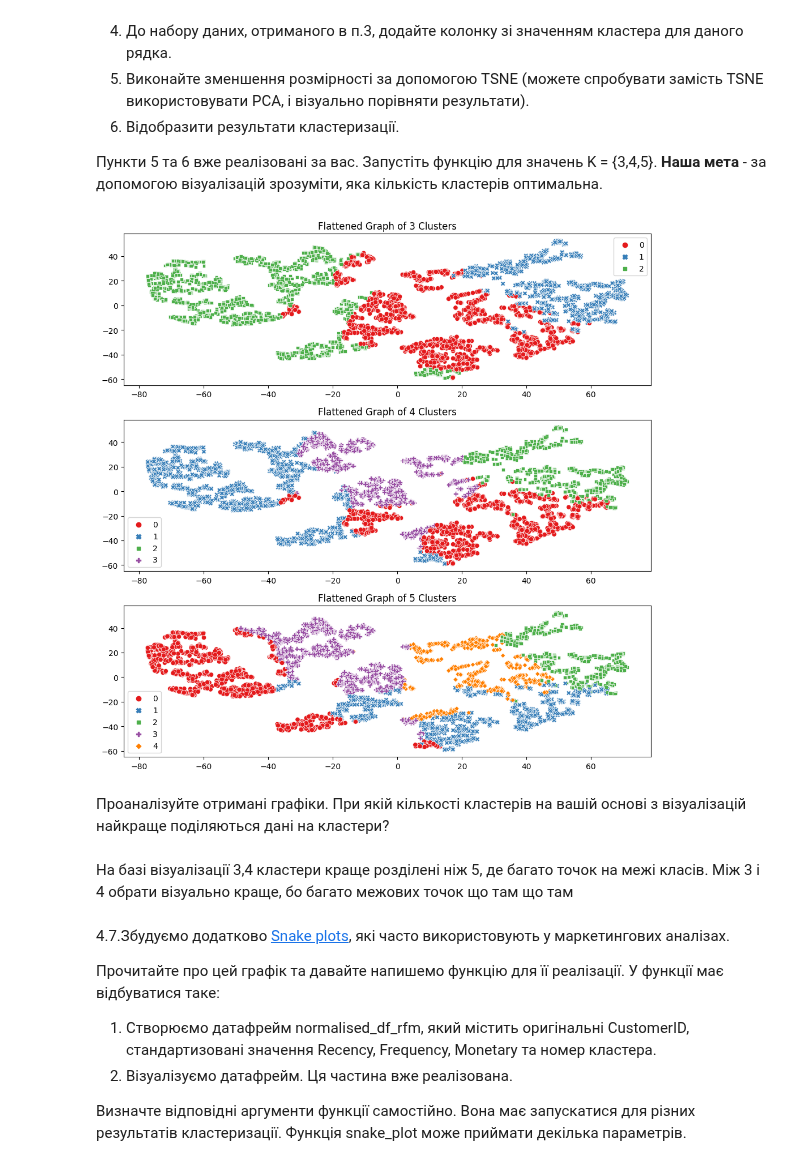
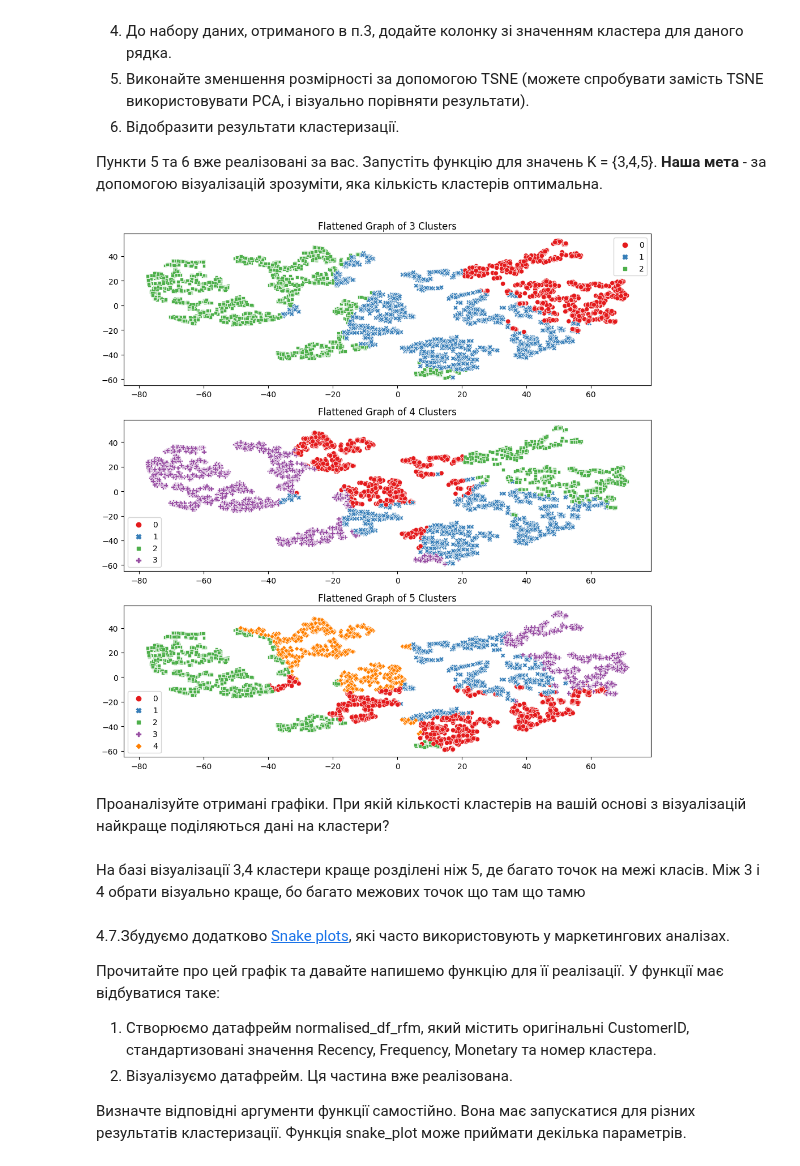
Before and after one commit to dmytrovelychko/rd_ds_python, a Jupyter notebook: hw_6.ipynb, the cells around one changed output. Cells and saved outputs as stored; diff of their text form; code cells hidden in the pictures.

```diff
--- a/hw_6.ipynb
+++ b/hw_6.ipynb
@@ -510,8 +510,8 @@ RFM_winsorized_df.head()
 4.4. Стандартизуйте наші RFM змінні так, щоб середнє було 0, а стандартне відхилення дорівнювало 1. Тут не треба ділити на трейн і тест, можемо працювати разом з повним набором даних.
 # %%
 scaler = StandardScaler()
-RFM_scaled_df = scaler.fit_transform(RFM_winsorized_df[["RecencyLog", "FrequencyLog", "MonetaryLog"]])
-RFM_scaled_df[:,0].std()
+RFM_scaled = scaler.fit_transform(RFM_winsorized_df[["RecencyLog", "FrequencyLog", "MonetaryLog"]])
+RFM_scaled[:,0].std()
 # %% [output]
 1.0
 # %%
@@ -529,7 +529,7 @@ K = range(1,10)
 sum_of_squared_distances = []
 
 for k in K:
-    model = KMeans(n_clusters=k).fit(RFM_scaled_df)
+    model = KMeans(n_clusters=k).fit(RFM_scaled)
     sum_of_squared_distances.append(model.inertia_)
 plt.plot(K, sum_of_squared_distances, 'bx-')
 plt.xlabel('K values')
@@ -588,22 +592,22 @@ def fit_visualize_kmeans(data_scaled, clusters_number, original_df_rfm):
 # %%
 plt.figure(figsize=(10, 10))
 
 plt.subplot(3, 1, 1)
-df_rfm_k3 = fit_visualize_kmeans(RFM_scaled_df, 3, RFM_df[["Recency", "Frequency", "Monetary"]])
+df_rfm_k3 = fit_visualize_kmeans(RFM_scaled, 3, RFM_df[["Recency", "Frequency", "Monetary"]])
 
 plt.subplot(3, 1, 2)
-df_rfm_k4 = fit_visualize_kmeans(RFM_scaled_df, 4, RFM_df[["Recency", "Frequency", "Monetary"]])
+df_rfm_k4 = fit_visualize_kmeans(RFM_scaled, 4, RFM_df[["Recency", "Frequency", "Monetary"]])
 
 plt.subplot(3, 1, 3)
-df_rfm_k5 = fit_visualize_kmeans(RFM_scaled_df, 5, RFM_df[["Recency", "Frequency", "Monetary"]])
+df_rfm_k5 = fit_visualize_kmeans(RFM_scaled, 5, RFM_df[["Recency", "Frequency", "Monetary"]])
 
 plt.tight_layout()
 # %% [output]
-[figure, old version]
+[figure, new version]
 # %% [markdown]
 Проаналізуйте отримані графіки. При якій кількості кластерів на вашій основі з візуалізацій найкраще поділяються дані на кластери?
 # %% [markdown]
-На базі візуалізації 3,4 кластери краще розділені ніж 5, де багато точок на межі класів. Між 3 і 4 обрати візуально краще, бо багато межових точок що там що там
+На базі візуалізації 3,4 кластери краще розділені ніж 5, де багато точок на межі класів. Між 3 і 4 обрати візуально краще, бо багато межових точок що там що тамю
 # %% [markdown]
 4.7.Збудуємо додатково [Snake plots](https://www.marketingprofs.com/tutorials/snakeplot.asp), які часто використовують у маркетингових аналізах.
 
```
Also changed, not shown: parts of 5 cells of this notebook.
